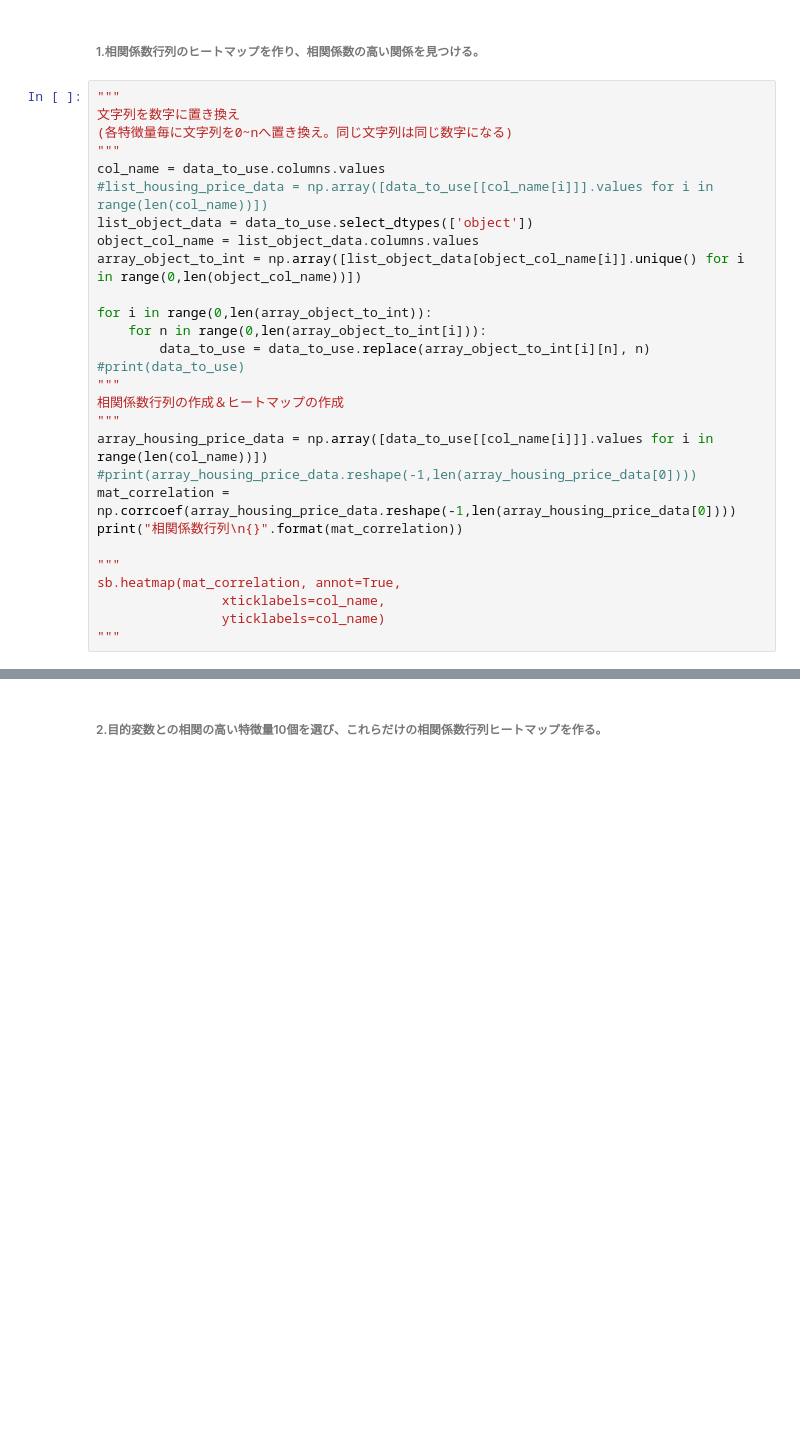
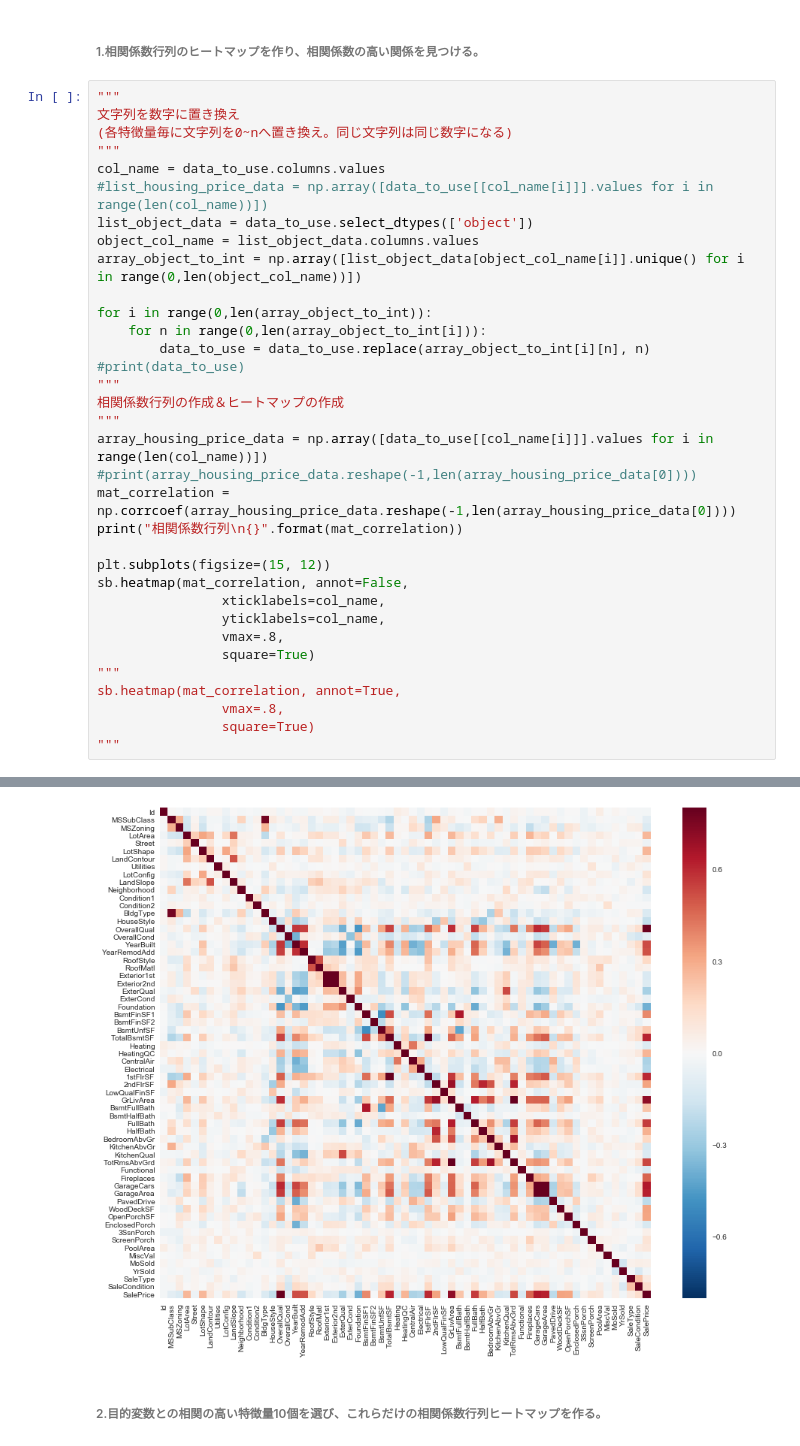
Before and after one commit to ns5849/diveintocode-ml, a Jupyter notebook: week3/week3-work2.ipynb, the cells around one changed output, grey strips where cells are left out. Cells and saved outputs as stored; diff of their text form; blank space fills up the shorter version.

```diff
--- a/week3/week3-work2.ipynb
+++ b/week3/week3-work2.ipynb
@@ -192,10 +195,16 @@ array_housing_price_data = np.array([data_to_use[[col_name[i]]].values for i in
 mat_correlation = np.corrcoef(array_housing_price_data.reshape(-1,len(array_housing_price_data[0])))
 print("相関係数行列\n{}".format(mat_correlation))
 
+plt.subplots(figsize=(15, 12))
+sb.heatmap(mat_correlation, annot=False,
+                xticklabels=col_name,
+                yticklabels=col_name,
+                vmax=.8,
+                square=True)
 """
 sb.heatmap(mat_correlation, annot=True,
-                xticklabels=col_name,
-                yticklabels=col_name)
+                vmax=.8,
+                square=True)
 """
 # %% [output]
 相関係数行列
@@ -216,3 +225,4 @@ sb.heatmap(mat_correlation, annot=True,
+[figure, added]
 # %% [markdown]
 ###### 2.目的変数との相関の高い特徴量10個を選び、これらだけの相関係数行列ヒートマップを作る。
 # %%
```
Also changed, not shown: parts of 4 cells of this notebook.
